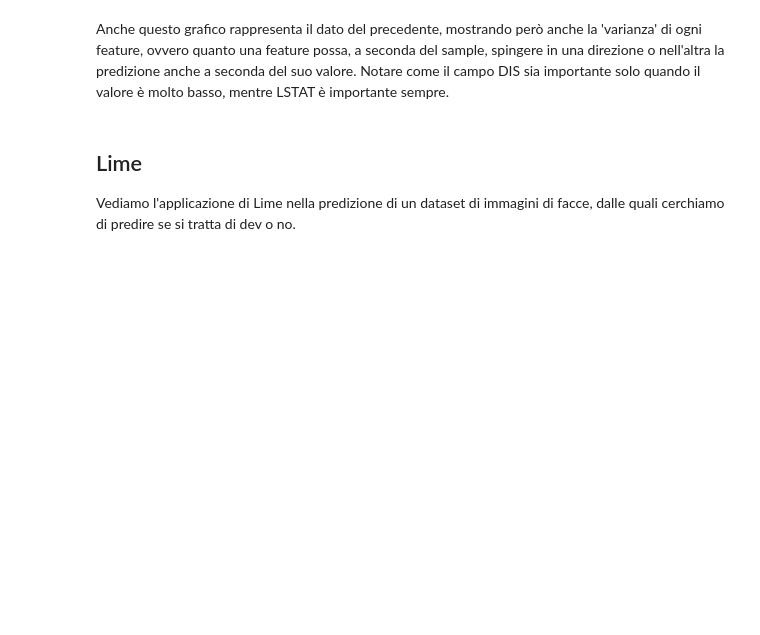
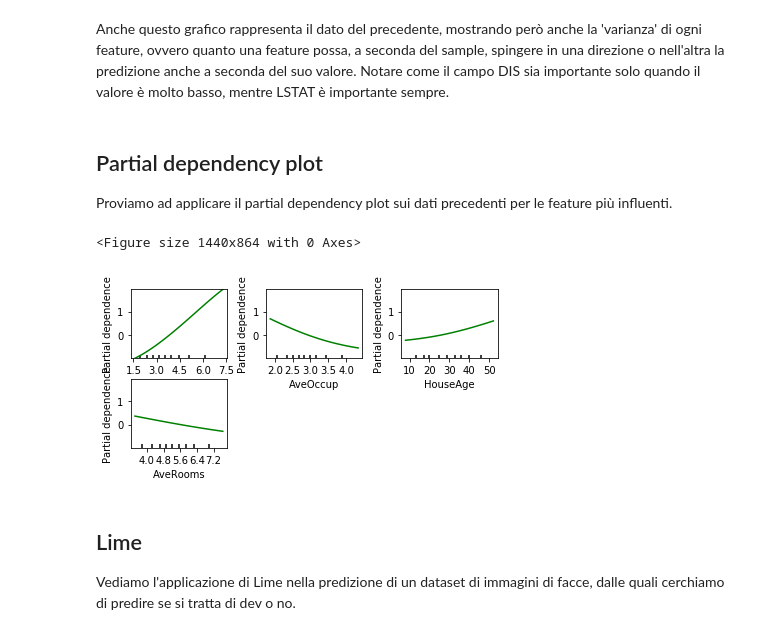
Before and after one commit to YeasterEgg/jupyter-stuff, a Jupyter notebook: learning-burgers/model_interpretability.ipynb, the cells around one changed output. Saved outputs shown, nothing was run; the diff lists cells and outputs as text; code cells hidden in the pictures; blank space fills up the shorter version.

```diff
--- a/learning-burgers/model_interpretability.ipynb
+++ b/learning-burgers/model_interpretability.ipynb
@@ -210,6 +210,37 @@ shap.summary_plot(shap_values, X_boston)
 # %% [markdown]
 Anche questo grafico rappresenta il dato del precedente, mostrando però anche la 'varianza' di ogni feature, ovvero quanto una feature possa, a seconda del sample, spingere in una direzione o nell'altra la predizione anche a seconda del suo valore.
 Notare come il campo DIS sia importante solo quando il valore è molto basso, mentre LSTAT è importante sempre.
+# %% [markdown]
+## Partial dependency plot
+
+Proviamo ad applicare il partial dependency plot sui dati precedenti per le feature più influenti.
+# %%
+import numpy as np
+import matplotlib.pyplot as plt
+from mpl_toolkits.mplot3d import Axes3D
+
+from sklearn.inspection import partial_dependence
+from sklearn.inspection import plot_partial_dependence
+from sklearn.ensemble import GradientBoostingRegressor
+from sklearn.neural_network import MLPRegressor
+from sklearn.datasets.california_housing import fetch_california_housing
+
+
+cal_housing = fetch_california_housing()
+
+X, y = cal_housing.data, cal_housing.target
+names = cal_housing.feature_names
+y -= y.mean()
+
+est = MLPRegressor(activation='logistic')
+est.fit(X, y)
+features = [0, 5, 1, 2]
+fig = plt.figure(figsize=(20, 12))
+plot_partial_dependence(est, X, features, feature_names=names,
+                        n_jobs=3, grid_resolution=50)
+# %% [output]
+<Figure size 1440x864 with 0 Axes>
+[figure, added]
 # %% [markdown]
 ## Lime
 
```
Also changed, not shown: parts of 4 cells of this notebook.
